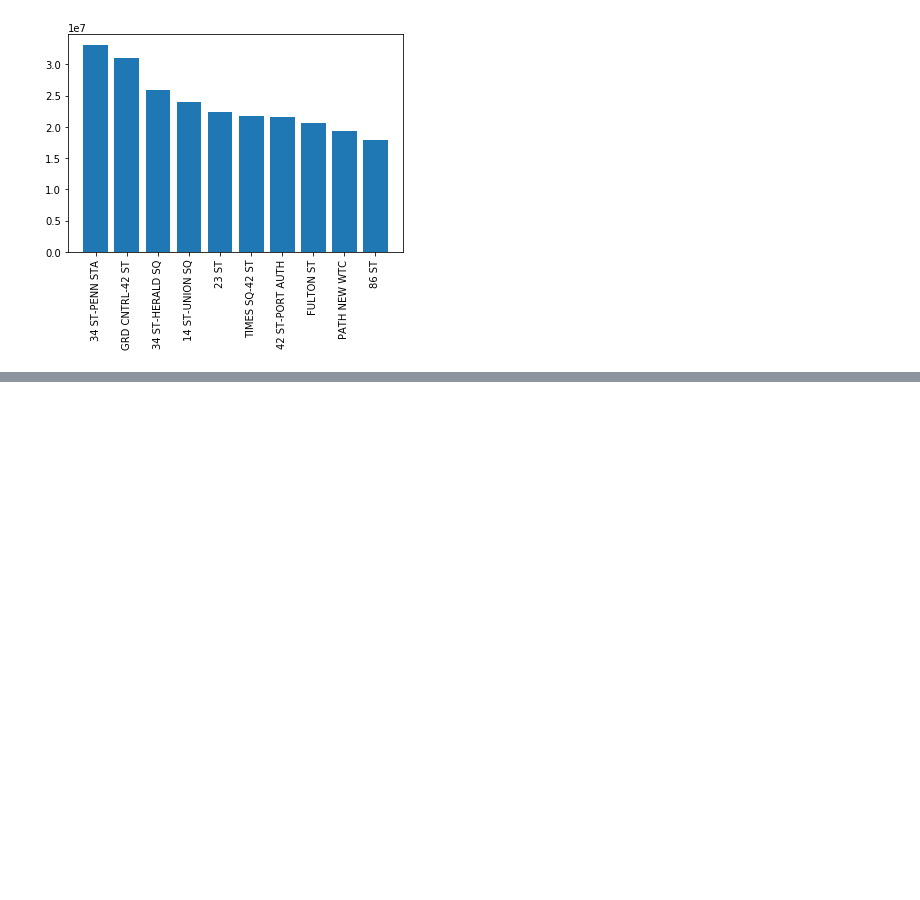
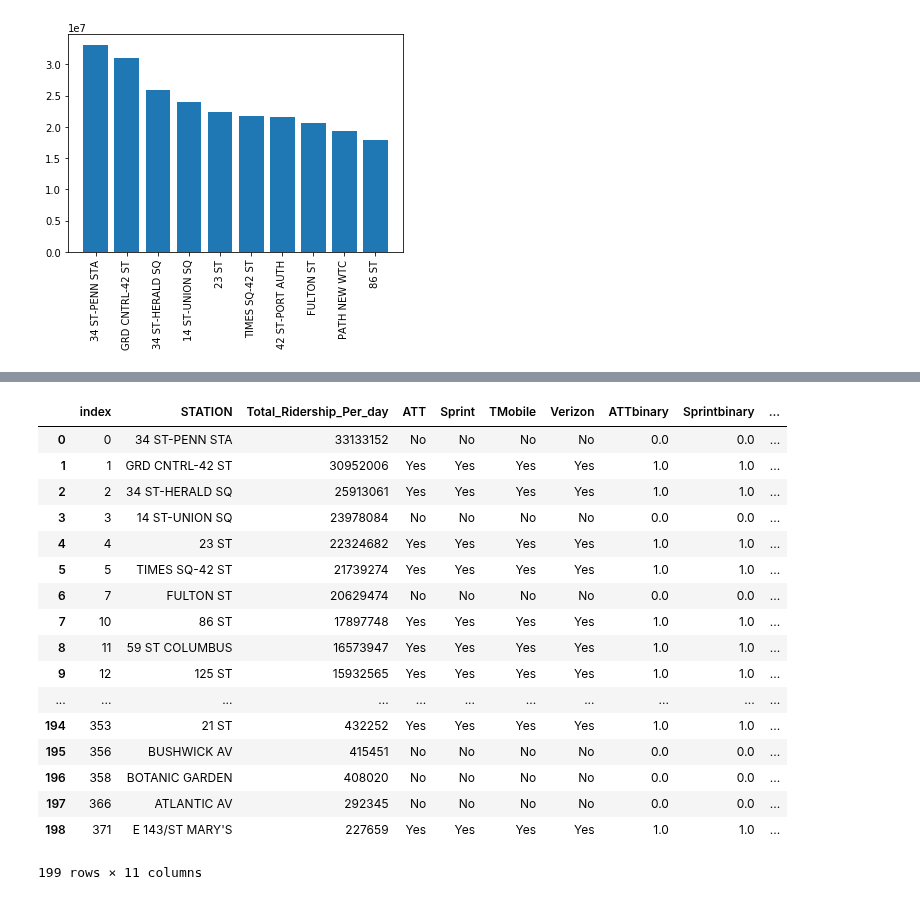
Before and after one commit to maialjuaid92/MTA-EDA, a Jupyter notebook: MyProject.ipynb, the cells around one changed output, grey strips where cells are left out. Cells and saved outputs as stored; diff of their text form; code cells hidden in the pictures; blank space fills up the shorter version.

```diff
--- a/MyProject.ipynb
+++ b/MyProject.ipynb
@@ -502,0 +766,3 @@ plt.xticks(rotation=90)
+# %%
+final_df = pd.read_csv("C:/Users/mai_a/Desktop/My_project_data/final_table.csv")
+final_df.head(20)
@@ -502,0 +787,5 @@ plt.xticks(rotation=90)
+# %%
+final_df.dropna(how='any', inplace=True)
+# %%
+#dfObj.drop(['a' , 'b'], inplace=True)
+final_df.drop([8], inplace=True)
@@ -502,0 +801,21 @@ plt.xticks(rotation=90)
+# %%
+final_df.reset_index()
+# %% [output]
+|  | index | STATION | Total_Ridership_Per_day | ATT | Sprint | TMobile | Verizon | ATTbinary | Sprintbinary | ... |
+| 0 | 0 | 34 ST-PENN STA | 33133152 | No | No | No | No | 0.0 | 0.0 | ... |
+| 1 | 1 | GRD CNTRL-42 ST | 30952006 | Yes | Yes | Yes | Yes | 1.0 | 1.0 | ... |
+| 2 | 2 | 34 ST-HERALD SQ | 25913061 | Yes | Yes | Yes | Yes | 1.0 | 1.0 | ... |
+| 3 | 3 | 14 ST-UNION SQ | 23978084 | No | No | No | No | 0.0 | 0.0 | ... |
+| 4 | 4 | 23 ST | 22324682 | Yes | Yes | Yes | Yes | 1.0 | 1.0 | ... |
+| 5 | 5 | TIMES SQ-42 ST | 21739274 | Yes | Yes | Yes | Yes | 1.0 | 1.0 | ... |
+| 6 | 7 | FULTON ST | 20629474 | No | No | No | No | 0.0 | 0.0 | ... |
+| 7 | 10 | 86 ST | 17897748 | Yes | Yes | Yes | Yes | 1.0 | 1.0 | ... |
+| 8 | 11 | 59 ST COLUMBUS | 16573947 | Yes | Yes | Yes | Yes | 1.0 | 1.0 | ... |
+| 9 | 12 | 125 ST | 15932565 | Yes | Yes | Yes | Yes | 1.0 | 1.0 | ... |
+| ... | ... | ... | ... | ... | ... | ... | ... | ... | ... | ... |
+| 194 | 353 | 21 ST | 432252 | Yes | Yes | Yes | Yes | 1.0 | 1.0 | ... |
+| 195 | 356 | BUSHWICK AV | 415451 | No | No | No | No | 0.0 | 0.0 | ... |
+| 196 | 358 | BOTANIC GARDEN | 408020 | No | No | No | No | 0.0 | 0.0 | ... |
+| 197 | 366 | ATLANTIC AV | 292345 | No | No | No | No | 0.0 | 0.0 | ... |
+| 198 | 371 | E 143/ST MARY'S | 227659 | Yes | Yes | Yes | Yes | 1.0 | 1.0 | ... |
+199 rows × 11 columns
```
Also changed, not shown: parts of 62 cells of this notebook, 3 other files.
